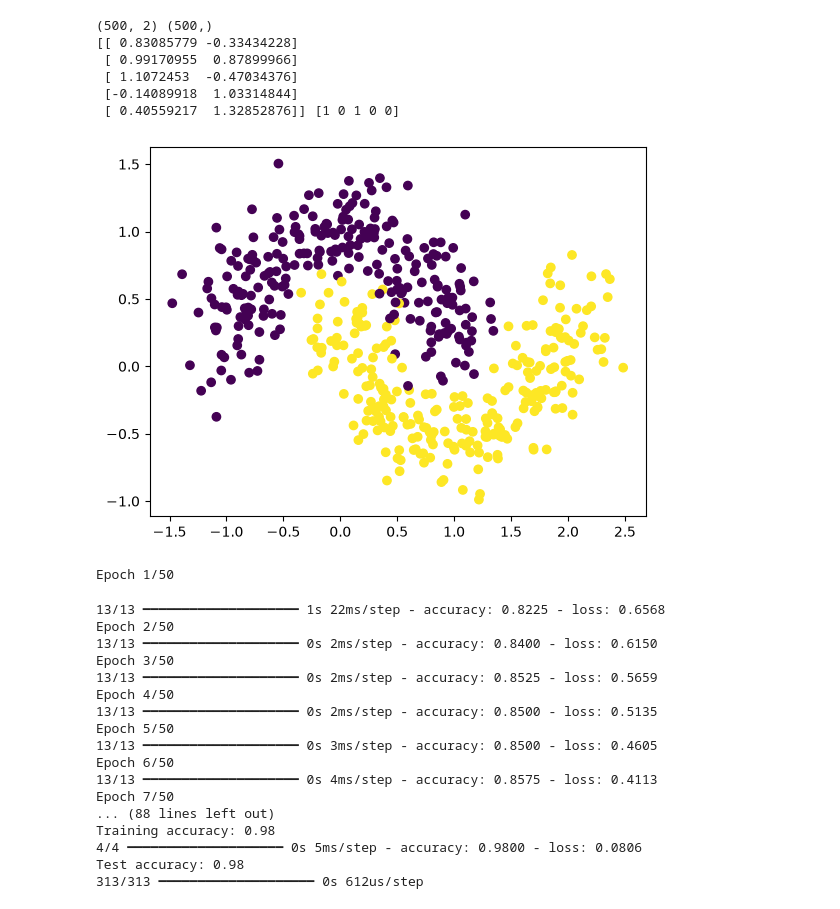
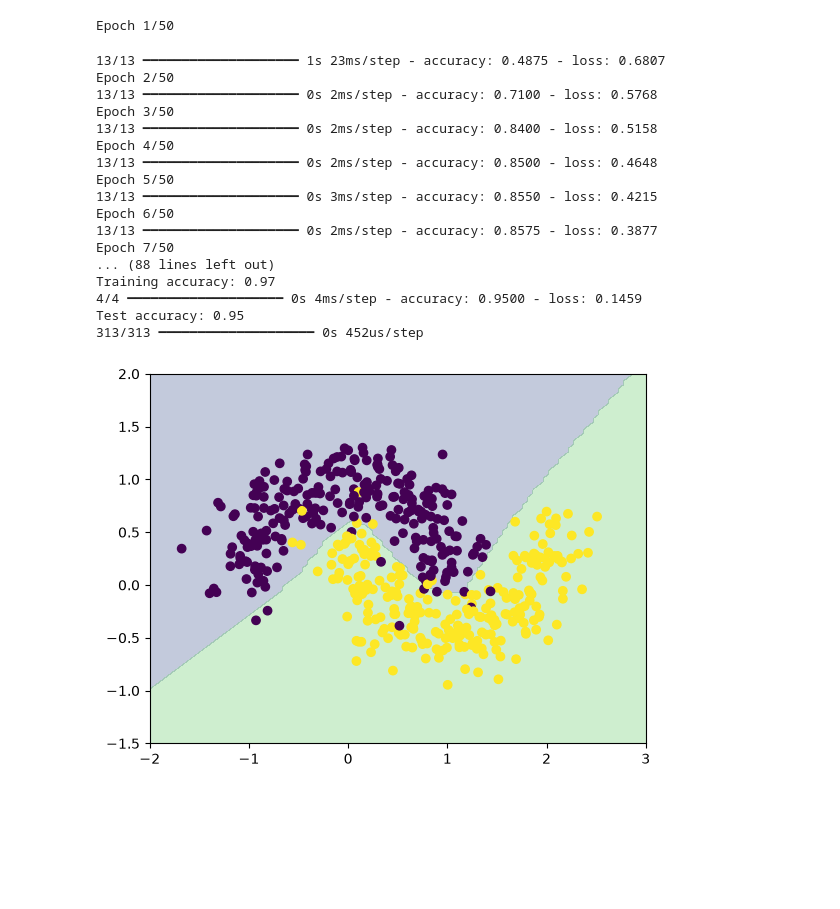
Before and after one commit to chethanbhat7/College, a Jupyter notebook: DL/Experiment-2.ipynb, the cells around one changed output. Drawn from its saved outputs; the diff is of its cells as text; code cells hidden in the pictures; blank space fills up the shorter version.

```diff
--- a/DL/Experiment-2.ipynb
+++ b/DL/Experiment-2.ipynb
@@ -6,60 +6,51 @@ import tensorflow as tf
 from sklearn.datasets import make_moons
 from sklearn.model_selection import train_test_split
 from sklearn.preprocessing import StandardScaler
 from tensorflow.keras.models import Sequential
 from tensorflow.keras.layers import Dense
 
 tf.random.set_seed(42)
-X,y = make_moons(500,noise=0.2,random_state=42)
-print(X.shape,y.shape)
-print(X[:5],y[:5])
-plt.scatter(X[:,0],X[:,1],c=y)
-plt.show()
+X,y = make_moons(500,noise=0.2)
 
 X_train,X_test,y_train,y_test = train_test_split(X,y,test_size=0.2,random_state=42)
 sc = StandardScaler()
 X_train = sc.fit_transform(X_train)
 X_test = sc.transform(X_test)
 
 model = Sequential([
     Dense(32,activation='relu',input_shape=(2,)),
     Dense(16,activation='relu'),
     Dense(8,activation='relu'),
     Dense(1,activation='sigmoid')])
+
 model.compile(optimizer='adam',loss='binary_crossentropy',metrics=['accuracy'])
 model.fit(X_train,y_train,epochs=50,batch_size=32)
 
 print("Training accuracy:",round(model.evaluate(X_train,y_train)[1],3))
 print("Test accuracy:",round(model.evaluate(X_test,y_test)[1],3))
 
 xx,yy = np.meshgrid(np.linspace(-2,3,100),np.linspace(-1.5,2,100))
 Z = model.predict(sc.transform(np.c_[xx.ravel(),yy.ravel()]))
 plt.contourf(xx,yy,(Z>0.5).reshape(xx.shape),alpha=0.3)
 plt.scatter(X[:,0],X[:,1],c=y)
 plt.show()
 # %% [output]
-(500, 2) (500,)
-[[ 0.83085779 -0.33434228]
- [ 0.99170955  0.87899966]
- [ 1.1072453  -0.47034376]
- [-0.14089918  1.03314844]
- [ 0.40559217  1.32852876]] [1 0 1 0 0]
+Epoch 1/50
+13/13 ━━━━━━━━━━━━━━━━━━━━ 1s 23ms/step - accuracy: 0.4875 - loss: 0.6807
+Epoch 2/50
+13/13 ━━━━━━━━━━━━━━━━━━━━ 0s 2ms/step - accuracy: 0.7100 - loss: 0.5768
+Epoch 3/50
+13/13 ━━━━━━━━━━━━━━━━━━━━ 0s 2ms/step - accuracy: 0.8400 - loss: 0.5158
+Epoch 4/50
+13/13 ━━━━━━━━━━━━━━━━━━━━ 0s 2ms/step - accuracy: 0.8500 - loss: 0.4648
+Epoch 5/50
+13/13 ━━━━━━━━━━━━━━━━━━━━ 0s 3ms/step - accuracy: 0.8550 - loss: 0.4215
+Epoch 6/50
+13/13 ━━━━━━━━━━━━━━━━━━━━ 0s 2ms/step - accuracy: 0.8575 - loss: 0.3877
+Epoch 7/50
+... (88 lines left out)
+Training accuracy: 0.97
+4/4 ━━━━━━━━━━━━━━━━━━━━ 0s 4ms/step - accuracy: 0.9500 - loss: 0.1459
+Test accuracy: 0.95
+313/313 ━━━━━━━━━━━━━━━━━━━━ 0s 452us/step
-[figure, old version]
+[figure, new version]
-Epoch 1/50
-13/13 ━━━━━━━━━━━━━━━━━━━━ 1s 22ms/step - accuracy: 0.8225 - loss: 0.6568
-Epoch 2/50
-13/13 ━━━━━━━━━━━━━━━━━━━━ 0s 2ms/step - accuracy: 0.8400 - loss: 0.6150
-Epoch 3/50
-13/13 ━━━━━━━━━━━━━━━━━━━━ 0s 2ms/step - accuracy: 0.8525 - loss: 0.5659
-Epoch 4/50
-13/13 ━━━━━━━━━━━━━━━━━━━━ 0s 2ms/step - accuracy: 0.8500 - loss: 0.5135
-Epoch 5/50
-13/13 ━━━━━━━━━━━━━━━━━━━━ 0s 3ms/step - accuracy: 0.8500 - loss: 0.4605
-Epoch 6/50
-13/13 ━━━━━━━━━━━━━━━━━━━━ 0s 4ms/step - accuracy: 0.8575 - loss: 0.4113
-Epoch 7/50
-... (88 lines left out)
-Training accuracy: 0.98
-4/4 ━━━━━━━━━━━━━━━━━━━━ 0s 5ms/step - accuracy: 0.9800 - loss: 0.0806
-Test accuracy: 0.98
-313/313 ━━━━━━━━━━━━━━━━━━━━ 0s 612us/step
```
Also changed, not shown: parts of 1 cell of this notebook, 10 other files.
